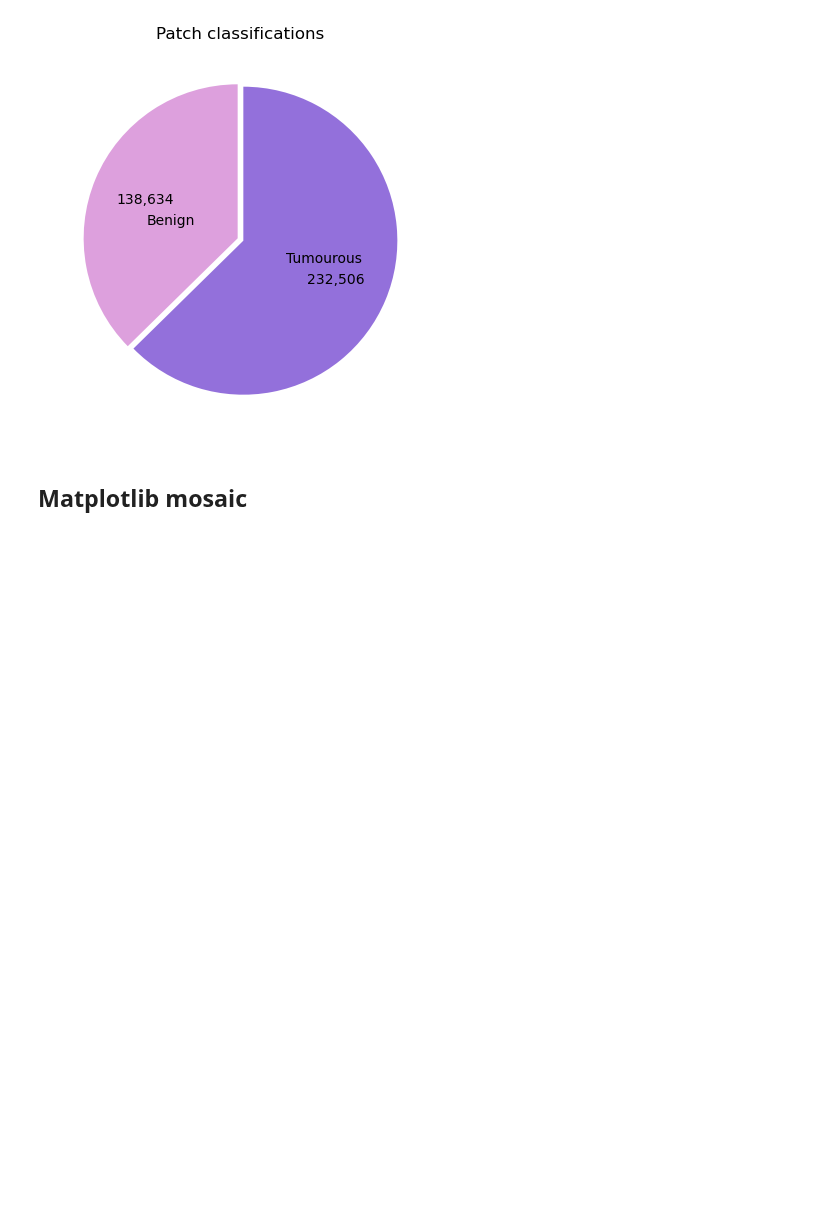
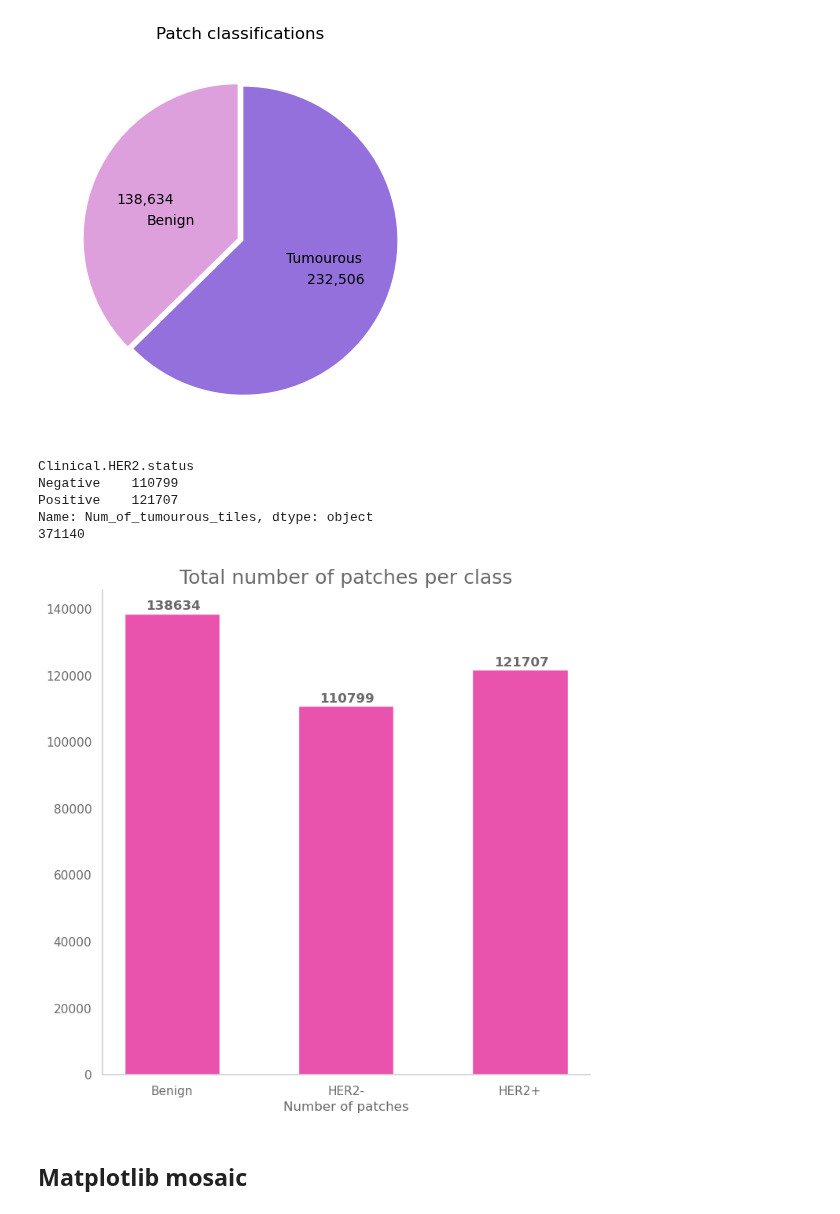
Before and after one commit to Alexandra-Smith/masters, a Jupyter notebook: notebooks/05-data-info.ipynb, the cells around one changed output. Cells and saved outputs as stored; diff of their text form; code cells hidden in the pictures; blank space fills up the shorter version.

```diff
--- a/notebooks/05-data-info.ipynb
+++ b/notebooks/05-data-info.ipynb
@@ -303,3 +316,7 @@ her2_df.rename(columns = {'Case ID':'File_name'}, inplace = True)
 # Keep only file names used for my project
 file_names = df['File_name']
 her2_filtered = her2_df[her2_df['File_name'].isin(file_names)]
+# %%
+# Combine dataframes on case ID
+merged_df = pd.merge(df, her2_filtered, on='File_name', how='left')
+display(merged_df)
@@ -351,6 +382,28 @@ plt.title("Patch classifications")
 plt.show()
 # %% [output]
 [figure]
+# %%
+category_totals = merged_df.groupby('Clinical.HER2.status')['Num_of_tumourous_tiles'].sum()
+print(category_totals)
+print(np.sum(category_totals.values) + merged_df['Num_of_benign_tiles'].sum())
+
+plt.rcParams["figure.figsize"] = [8, 8]
+ax = plt.figure().gca()
+ax.bar(["Benign", "HER2-", "HER2+"], [merged_df['Num_of_benign_tiles'].sum(), category_totals.values[0], category_totals.values[1]], color=cd['pink'], width=0.55)
+
+for i, v in enumerate([merged_df['Num_of_benign_tiles'].sum(), category_totals.values[0], category_totals.values[1]]):
+    ax.text(i-0.15, v+1000, str(v), fontweight = 'bold')
+
+ax.set_xlabel('Number of patches')
+ax.set_title("Total number of patches per class")
+plt.savefig('/Users/alexandrasmith/Desktop/Workspace/Projects/masters/reports/data figs/patch_splitx3.png')
+# %% [output]
+Clinical.HER2.status
+Negative    110799
+Positive    121707
+Name: Num_of_tumourous_tiles, dtype: object
+371140
+[figure, added]
 # %% [markdown]
 ## Matplotlib mosaic
 # %%
```
Also changed, not shown: parts of 8 cells of this notebook.
